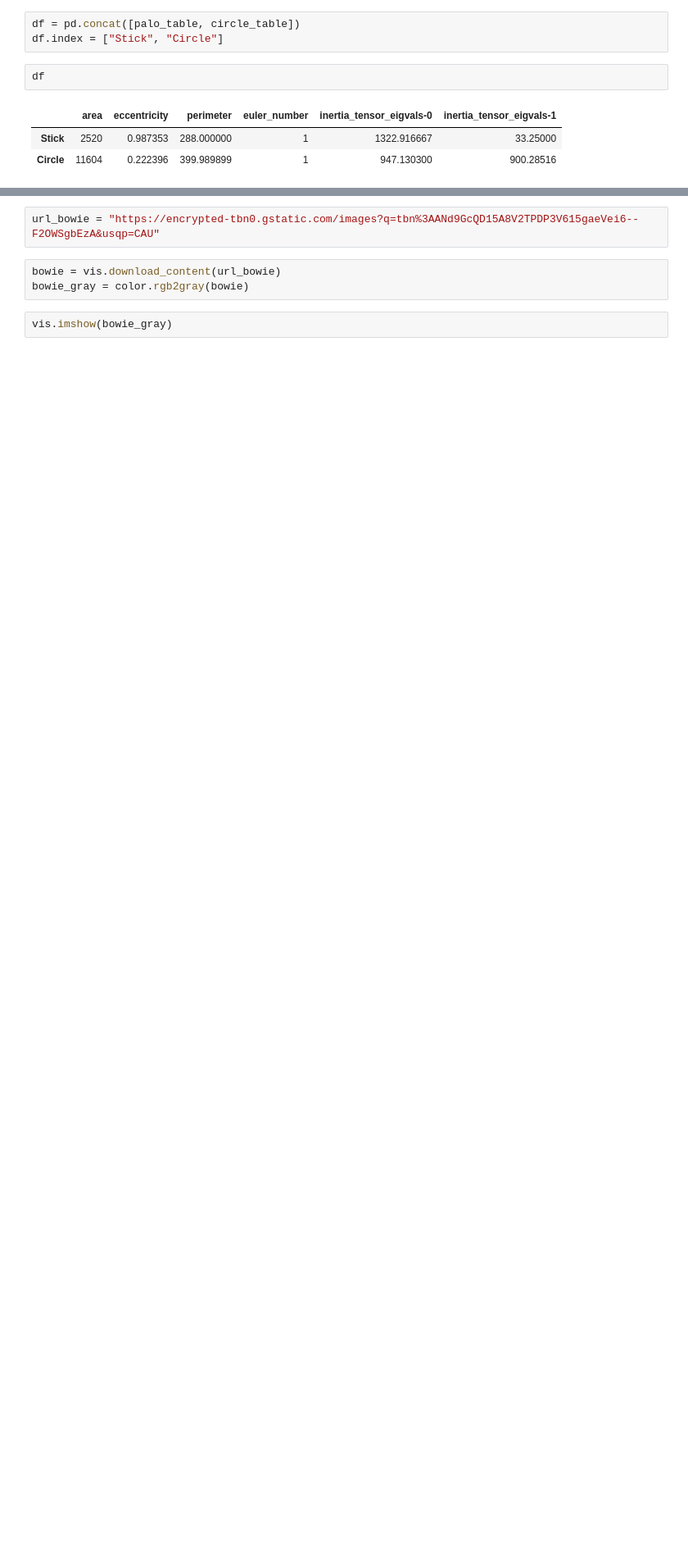
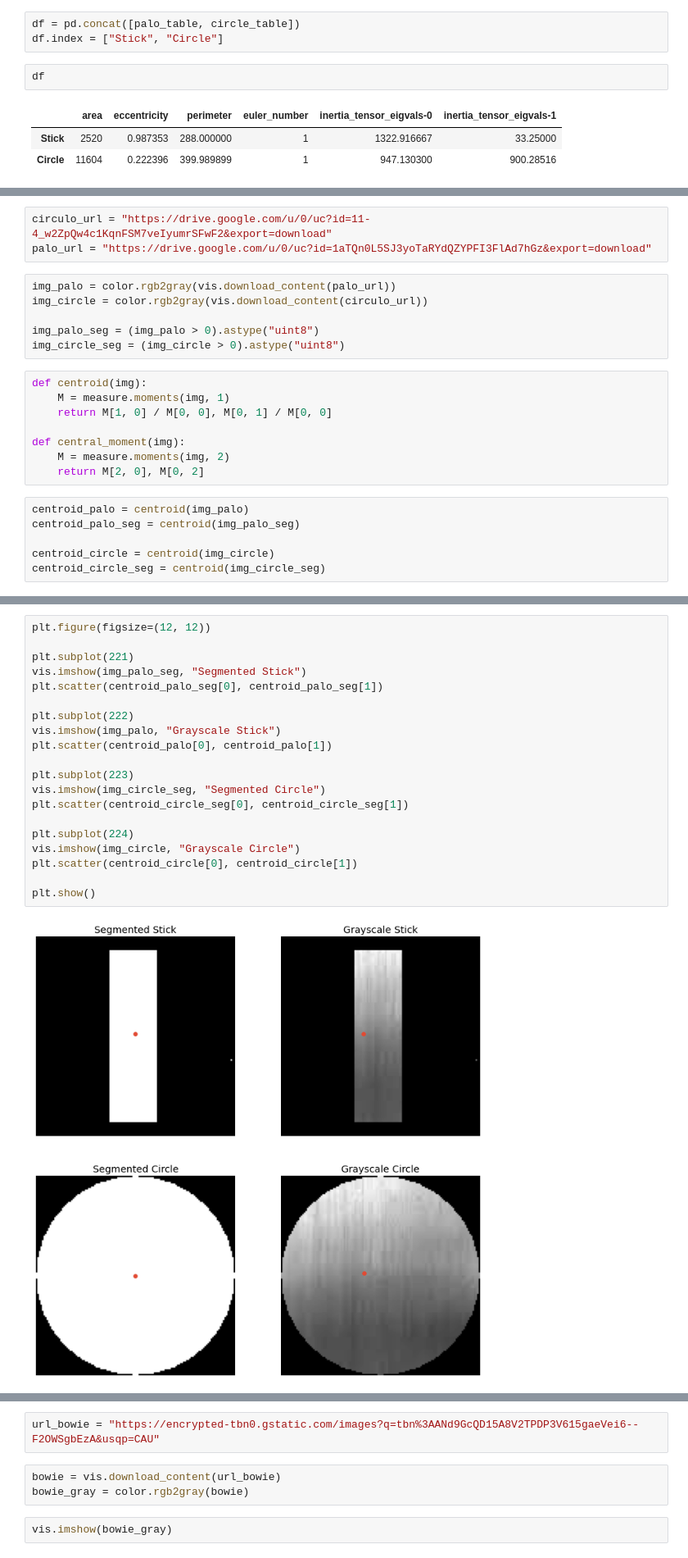
Before and after one commit to jpcano1/ISIS_4825_skimage_last, a Jupyter notebook: Scikit_Image_Final_Bootcamp.ipynb, the cells around one changed output, grey strips where cells are left out. Shown at 82% size. Cells and saved outputs as stored; diff of their text form; blank space fills up the shorter version.

```diff
--- a/Scikit_Image_Final_Bootcamp.ipynb
+++ b/Scikit_Image_Final_Bootcamp.ipynb
@@ -640,0 +709,23 @@ df
+# %%
+circulo_url = "https://drive.google.com/u/0/uc?id=11-4_w2ZpQw4c1KqnFSM7veIyumrSFwF2&export=download"
+palo_url = "https://drive.google.com/u/0/uc?id=1aTQn0L5SJ3yoTaRYdQZYPFI3FlAd7hGz&export=download"
+# %%
+img_palo = color.rgb2gray(vis.download_content(palo_url))
+img_circle = color.rgb2gray(vis.download_content(circulo_url))
+
+img_palo_seg = (img_palo > 0).astype("uint8")
+img_circle_seg = (img_circle > 0).astype("uint8")
+# %%
+def centroid(img):
+    M = measure.moments(img, 1)
+    return M[1, 0] / M[0, 0], M[0, 1] / M[0, 0]
+
+def central_moment(img):
+    M = measure.moments(img, 2)
+    return M[2, 0], M[0, 2]
+# %%
+centroid_palo = centroid(img_palo)
+centroid_palo_seg = centroid(img_palo_seg)
+
+centroid_circle = centroid(img_circle)
+centroid_circle_seg = centroid(img_circle_seg)
@@ -641,3 +764,25 @@ df
+# %%
+plt.figure(figsize=(12, 12))
+
+plt.subplot(221)
+vis.imshow(img_palo_seg, "Segmented Stick")
+plt.scatter(centroid_palo_seg[0], centroid_palo_seg[1])
+
+plt.subplot(222)
+vis.imshow(img_palo, "Grayscale Stick")
+plt.scatter(centroid_palo[0], centroid_palo[1])
+
+plt.subplot(223)
+vis.imshow(img_circle_seg, "Segmented Circle")
+plt.scatter(centroid_circle_seg[0], centroid_circle_seg[1])
+
+plt.subplot(224)
+vis.imshow(img_circle, "Grayscale Circle")
+plt.scatter(centroid_circle[0], centroid_circle[1])
+
+plt.show()
+# %% [output]
+[figure, added]
 # %% [markdown]
 # **Características de la Imagen**<a name="id4"></a>
 ## **Histograma De Gradientes Orientados**<a name="id4-1"></a>
```
Also changed, not shown: parts of 16 cells of this notebook.
